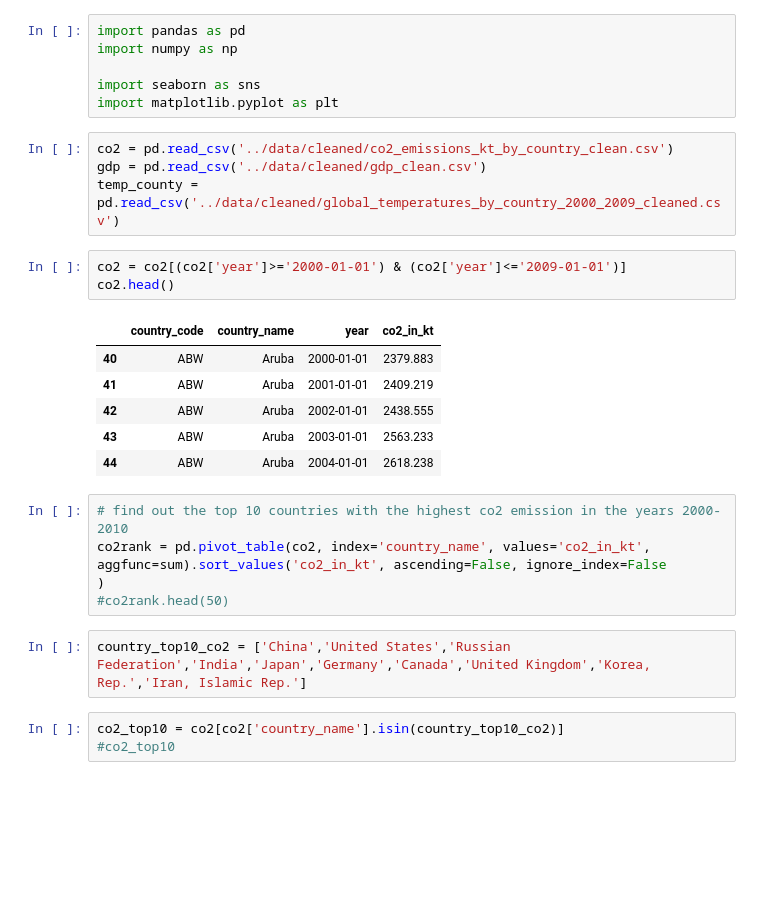
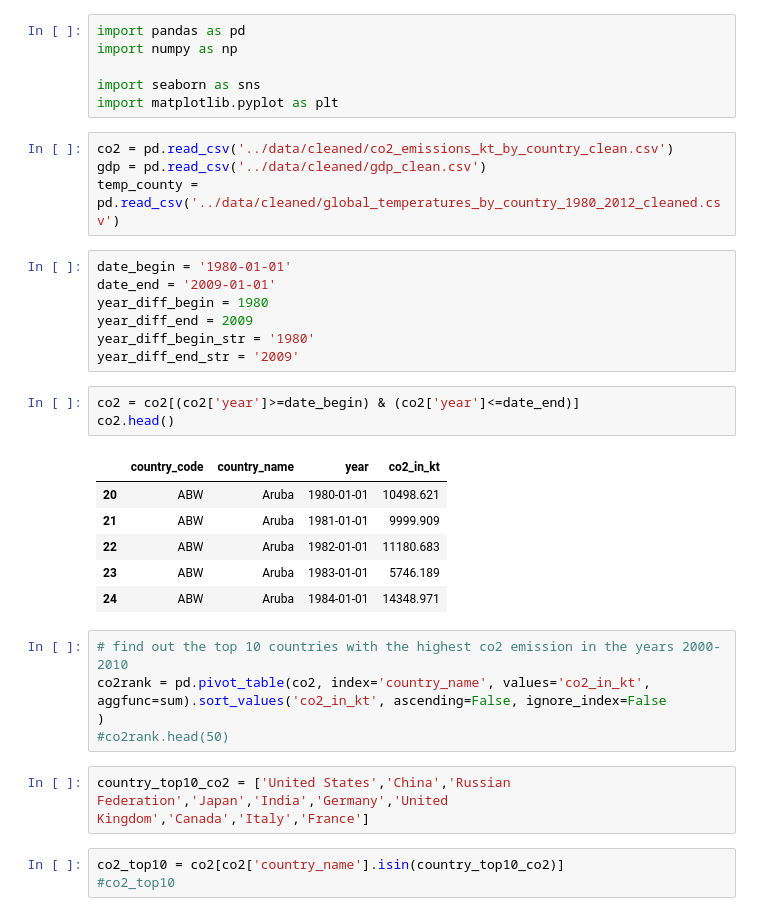
Before and after one commit to PatrickSchuetten/Climate_Change_Data_Exploration, a Jupyter notebook: notebooks/Question3.ipynb, the cells around one changed output. Drawn from its saved outputs; the diff is of its cells as text; blank space fills up the shorter version.

```diff
--- a/notebooks/Question3.ipynb
+++ b/notebooks/Question3.ipynb
@@ -7,24 +7,31 @@ import matplotlib.pyplot as plt
 # %%
 co2 = pd.read_csv('../data/cleaned/co2_emissions_kt_by_country_clean.csv')
 gdp = pd.read_csv('../data/cleaned/gdp_clean.csv')
-temp_county = pd.read_csv('../data/cleaned/global_temperatures_by_country_2000_2009_cleaned.csv')
+temp_county = pd.read_csv('../data/cleaned/global_temperatures_by_country_1980_2012_cleaned.csv')
+# %%
+date_begin = '1980-01-01'
+date_end = '2009-01-01'
+year_diff_begin = 1980
+year_diff_end = 2009
+year_diff_begin_str = '1980'
+year_diff_end_str = '2009'
 # %%
-co2 = co2[(co2['year']>='2000-01-01') & (co2['year']<='2009-01-01')]
+co2 = co2[(co2['year']>=date_begin) & (co2['year']<=date_end)]
 co2.head()
 # %% [output]
 |  | country_code | country_name | year | co2_in_kt |
-| 40 | ABW | Aruba | 2000-01-01 | 2379.883 |
-| 41 | ABW | Aruba | 2001-01-01 | 2409.219 |
-| 42 | ABW | Aruba | 2002-01-01 | 2438.555 |
-| 43 | ABW | Aruba | 2003-01-01 | 2563.233 |
-| 44 | ABW | Aruba | 2004-01-01 | 2618.238 |
+| 20 | ABW | Aruba | 1980-01-01 | 10498.621 |
+| 21 | ABW | Aruba | 1981-01-01 | 9999.909 |
+| 22 | ABW | Aruba | 1982-01-01 | 11180.683 |
+| 23 | ABW | Aruba | 1983-01-01 | 5746.189 |
+| 24 | ABW | Aruba | 1984-01-01 | 14348.971 |
 # %%
 # find out the top 10 countries with the highest co2 emission in the years 2000-2010
 co2rank = pd.pivot_table(co2, index='country_name', values='co2_in_kt', aggfunc=sum).sort_values('co2_in_kt', ascending=False, ignore_index=False
 )
 #co2rank.head(50)
 # %%
-country_top10_co2 = ['China','United States','Russian Federation','India','Japan','Germany','Canada','United Kingdom','Korea, Rep.','Iran, Islamic Rep.']
+country_top10_co2 = ['United States','China','Russian Federation','Japan','India','Germany','United Kingdom','Canada','Italy','France']
 # %%
 co2_top10 = co2[co2['country_name'].isin(country_top10_co2)]
 #co2_top10
```
Also changed, not shown: parts of 13 cells of this notebook, 2 other files.
